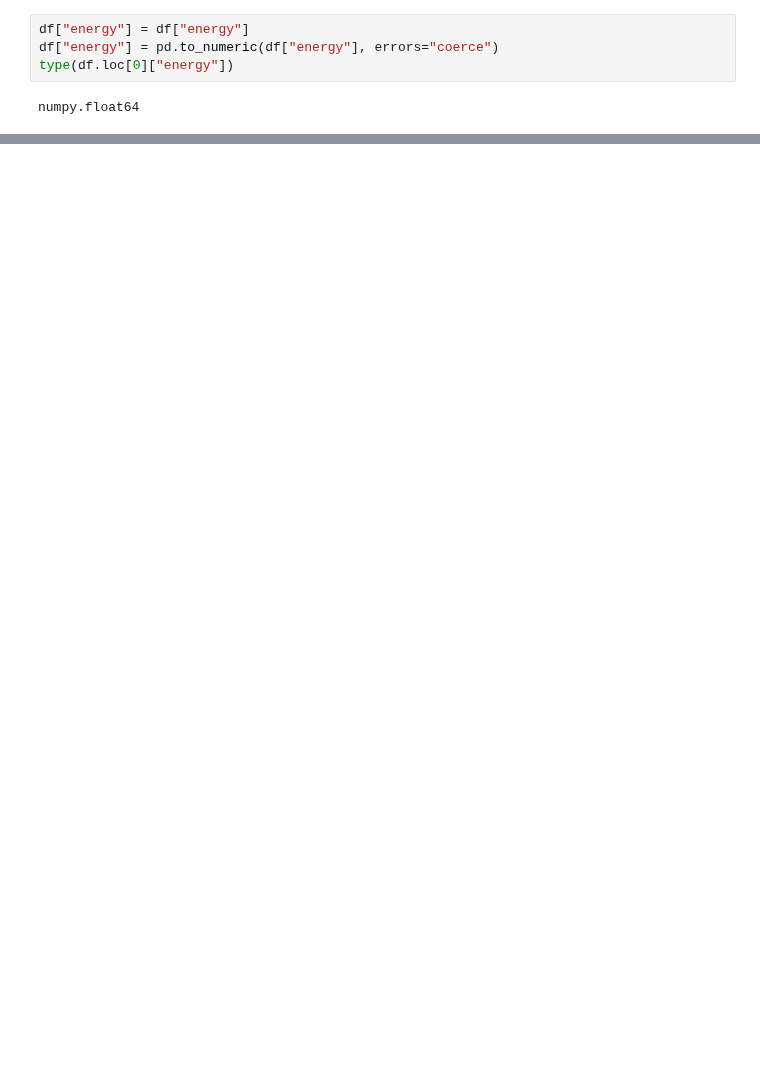
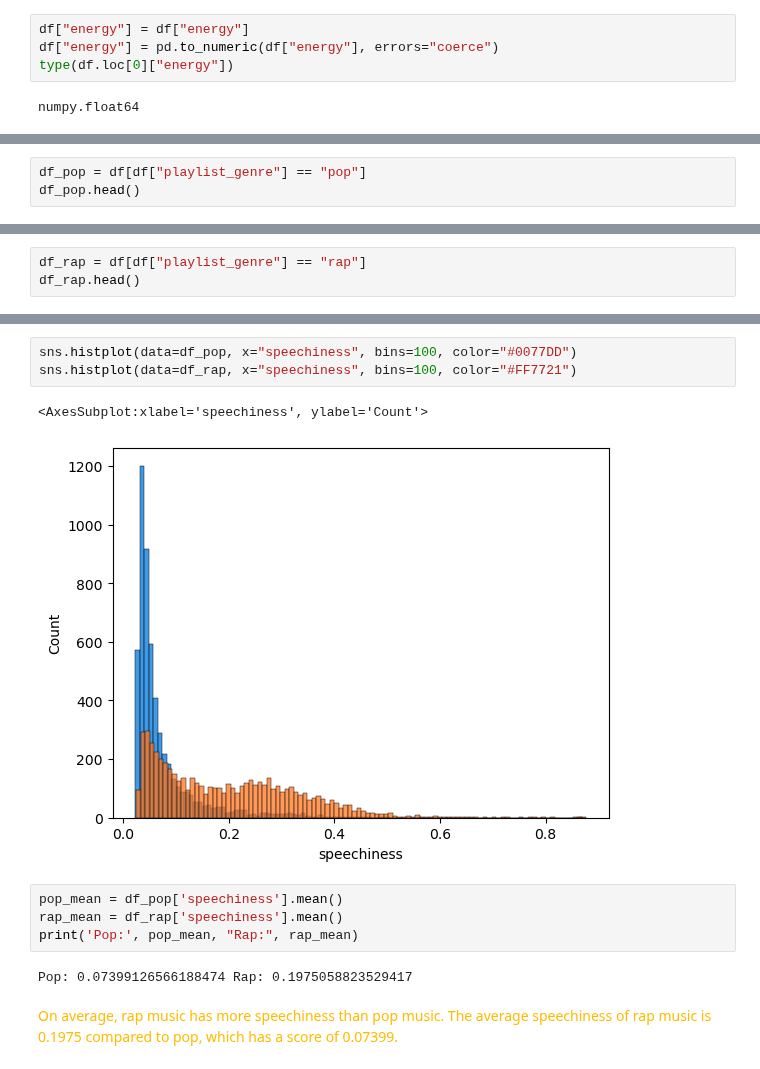
Before and after one commit to Asiandra/Artificial_Intelligence, a Jupyter notebook: Semester 1/Spotify/Spotify Songs.ipynb, the cells around one changed output, grey strips where cells are left out. Drawn from its saved outputs; the diff is of its cells as text; blank space fills up the shorter version.

Commit message:
Overlay graphs of speechiness between rap and pop playlists

```diff
--- a/Semester 1/Spotify/Spotify Songs.ipynb
+++ b/Semester 1/Spotify/Spotify Songs.ipynb
@@ -94,0 +100,3 @@ sns.histplot(data=df, x="energy", bins=100)
+# %%
+df_pop = df[df["playlist_genre"] == "pop"]
+df_pop.head()
@@ -94,0 +111,3 @@ sns.histplot(data=df, x="energy", bins=100)
+# %%
+df_rap = df[df["playlist_genre"] == "rap"]
+df_rap.head()
@@ -94,0 +122,14 @@ sns.histplot(data=df, x="energy", bins=100)
+# %%
+sns.histplot(data=df_pop, x="speechiness", bins=100, color="#0077DD")
+sns.histplot(data=df_rap, x="speechiness", bins=100, color="#FF7721")
+# %% [output]
+<AxesSubplot:xlabel='speechiness', ylabel='Count'>
+[figure, added]
+# %%
+pop_mean = df_pop['speechiness'].mean()
+rap_mean = df_rap['speechiness'].mean()
+print('Pop:', pop_mean, "Rap:", rap_mean)
+# %% [output]
+Pop: 0.07399126566188474 Rap: 0.1975058823529417
+# %% [markdown]
+<span style="color: #FFBB00">On average, rap music has more speechiness than pop music. The average speechiness of rap music is 0.1975 compared to pop, which has a score of 0.07399.</span>
```
Also changed, not shown: parts of 10 cells of this notebook, 1 other file.
